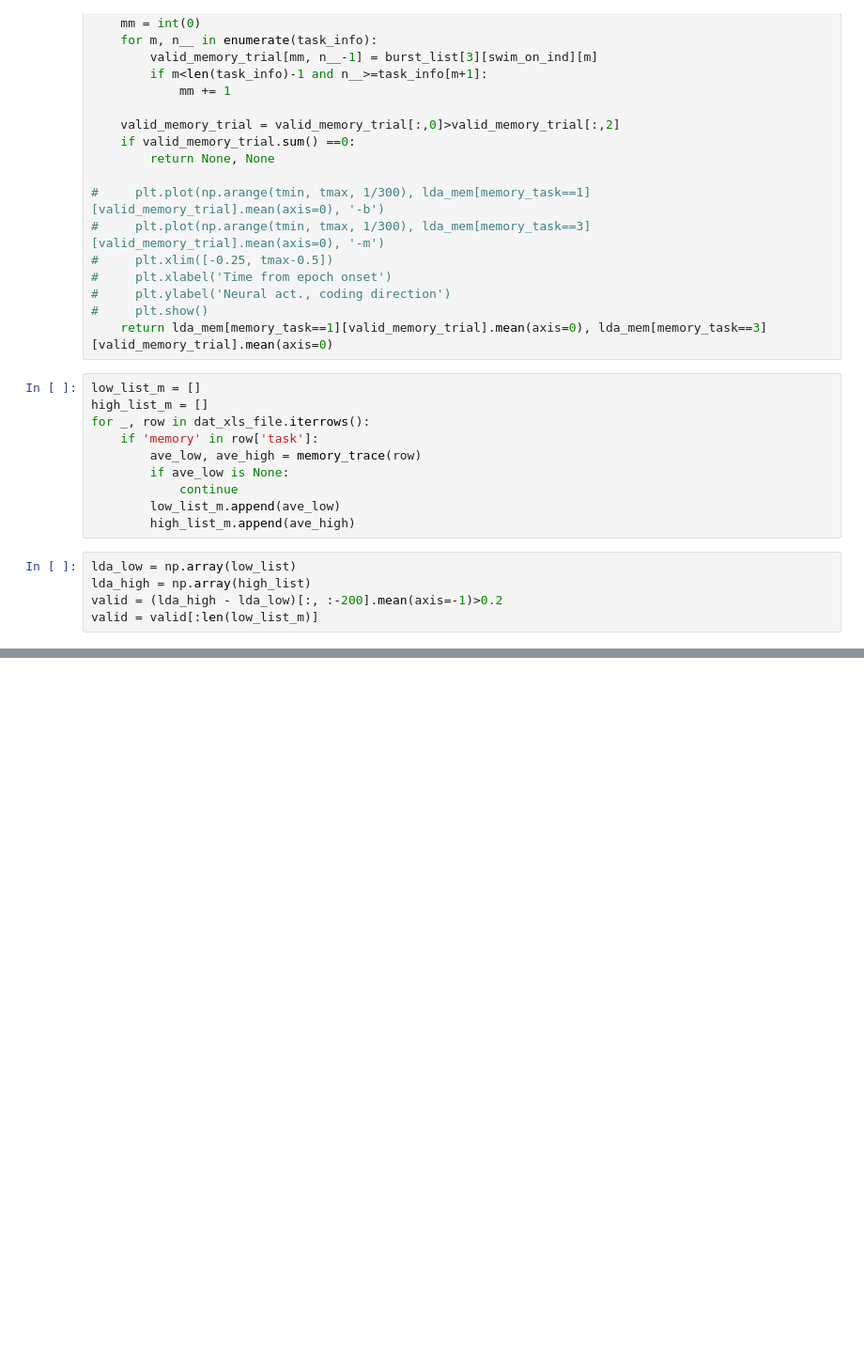
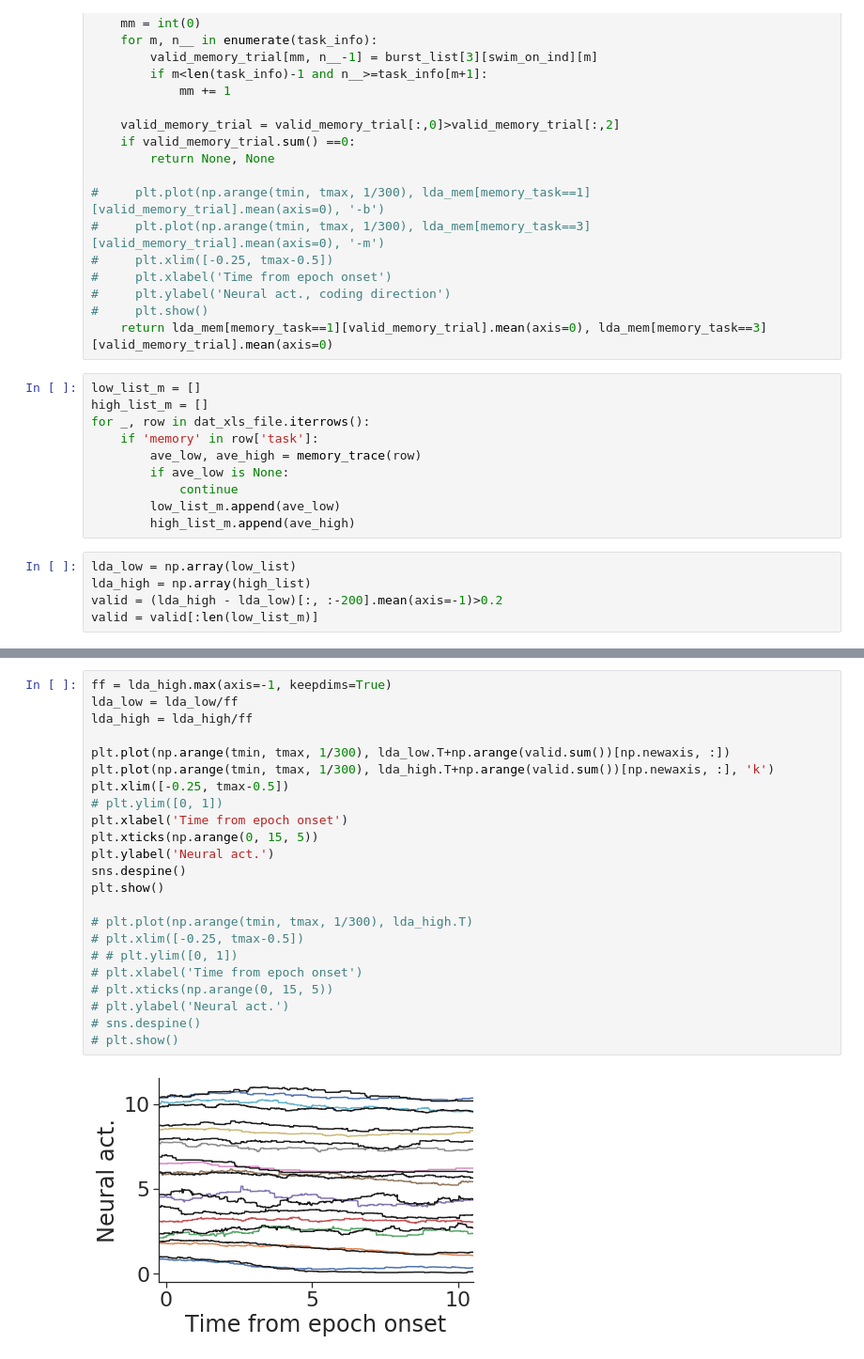
Before and after one commit to zqwei/DRN_voltage_analysis, a Jupyter notebook: Notebooks/memory_task_population_code.ipynb, the cells around one changed output, grey strips where cells are left out. Shown at 94% size. Drawn from its saved outputs; the diff is of its cells as text; blank space fills up the shorter version.

```diff
--- a/Notebooks/memory_task_population_code.ipynb
+++ b/Notebooks/memory_task_population_code.ipynb
@@ -350,3 +354,28 @@ sns.despine()
 plt.savefig('../Plots/population/memory_delay.svg')
 # %% [output]
 [figure]
+# %%
+ff = lda_high.max(axis=-1, keepdims=True)
+lda_low = lda_low/ff
+lda_high = lda_high/ff
+
+plt.plot(np.arange(tmin, tmax, 1/300), lda_low.T+np.arange(valid.sum())[np.newaxis, :])
+plt.plot(np.arange(tmin, tmax, 1/300), lda_high.T+np.arange(valid.sum())[np.newaxis, :], 'k')
+plt.xlim([-0.25, tmax-0.5])
+# plt.ylim([0, 1])
+plt.xlabel('Time from epoch onset')
+plt.xticks(np.arange(0, 15, 5))
+plt.ylabel('Neural act.')
+sns.despine()
+plt.show()
+
+# plt.plot(np.arange(tmin, tmax, 1/300), lda_high.T)
+# plt.xlim([-0.25, tmax-0.5])
+# # plt.ylim([0, 1])
+# plt.xlabel('Time from epoch onset')
+# plt.xticks(np.arange(0, 15, 5))
+# plt.ylabel('Neural act.')
+# sns.despine()
+# plt.show()
+# %% [output]
+[figure, added]
```
Also changed, not shown: parts of 1 cell of this notebook.
